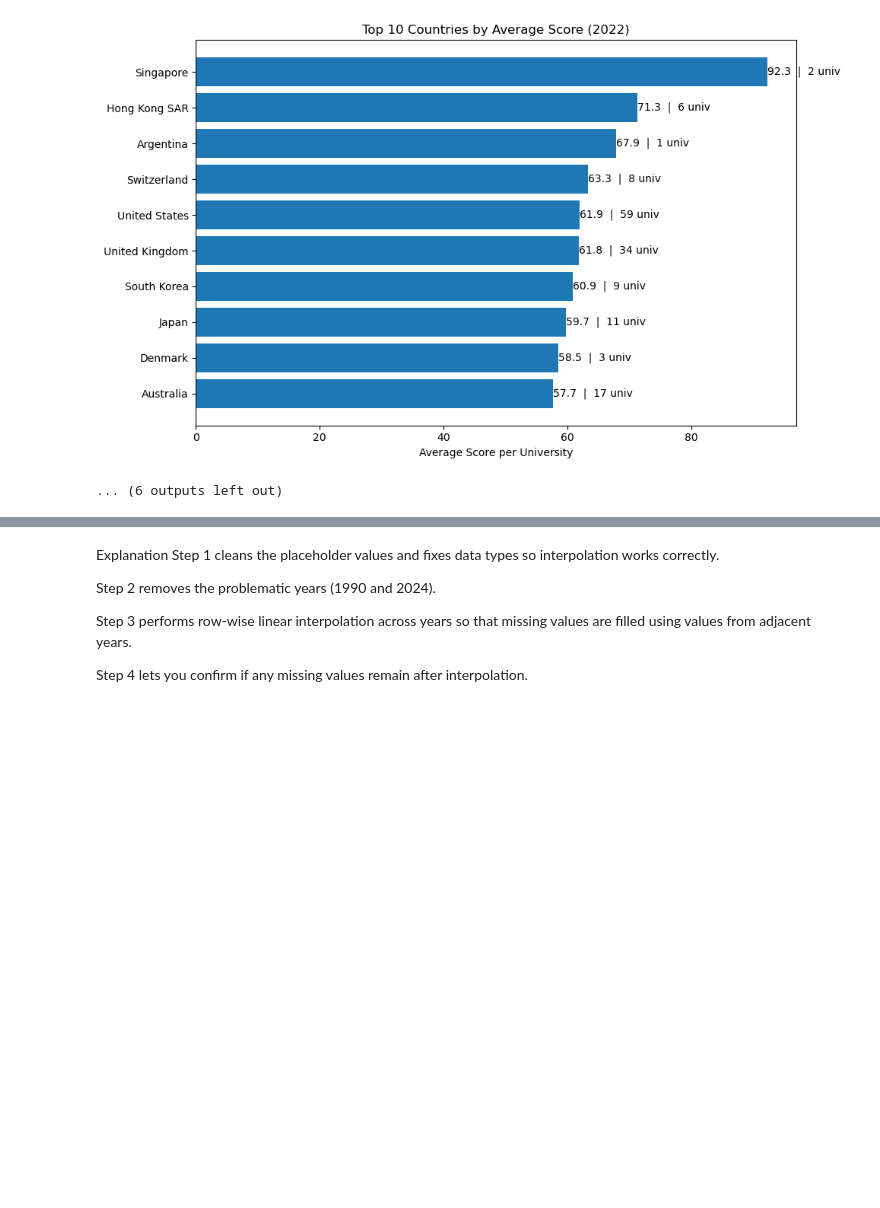
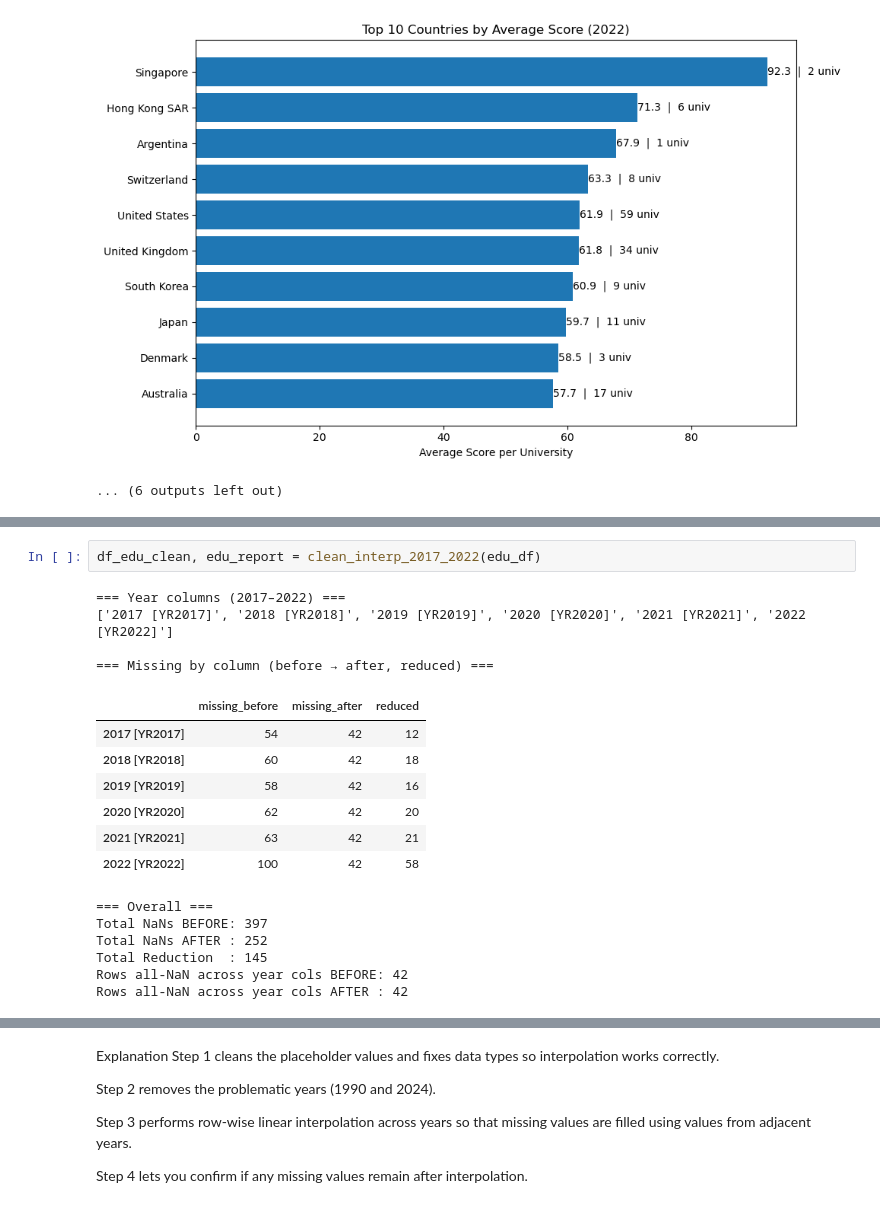
Before and after one commit to i11g/Data-Science-Project, a Jupyter notebook: Data.ipynb, the cells around one changed output, grey strips where cells are left out. Drawn from its saved outputs; the diff is of its cells as text; blank space fills up the shorter version.

```diff
--- a/Data.ipynb
+++ b/Data.ipynb
@@ -1008,0 +1115,20 @@ gdp_long.head(10)
+# %%
+df_edu_clean, edu_report = clean_interp_2017_2022(edu_df)
+# %% [output]
+=== Year columns (2017–2022) ===
+['2017 [YR2017]', '2018 [YR2018]', '2019 [YR2019]', '2020 [YR2020]', '2021 [YR2021]', '2022 [YR2022]']
+
+=== Missing by column (before → after, reduced) ===
+|  | missing_before | missing_after | reduced |
+| 2017 [YR2017] | 54 | 42 | 12 |
+| 2018 [YR2018] | 60 | 42 | 18 |
+| 2019 [YR2019] | 58 | 42 | 16 |
+| 2020 [YR2020] | 62 | 42 | 20 |
+| 2021 [YR2021] | 63 | 42 | 21 |
+| 2022 [YR2022] | 100 | 42 | 58 |
+=== Overall ===
+Total NaNs BEFORE: 397
+Total NaNs AFTER : 252
+Total Reduction  : 145
+Rows all-NaN across year cols BEFORE: 42
+Rows all-NaN across year cols AFTER : 42
```
Also changed, not shown: parts of 111 cells of this notebook, 24 other files.
